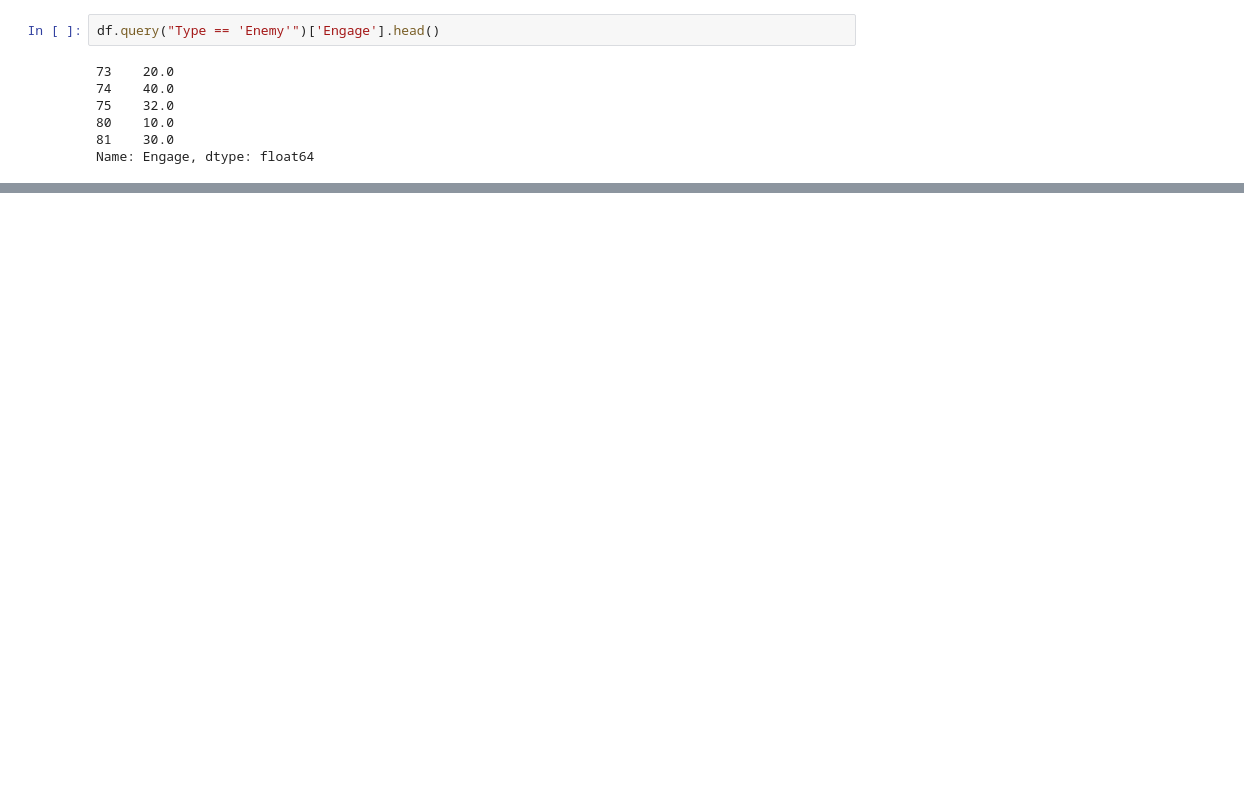
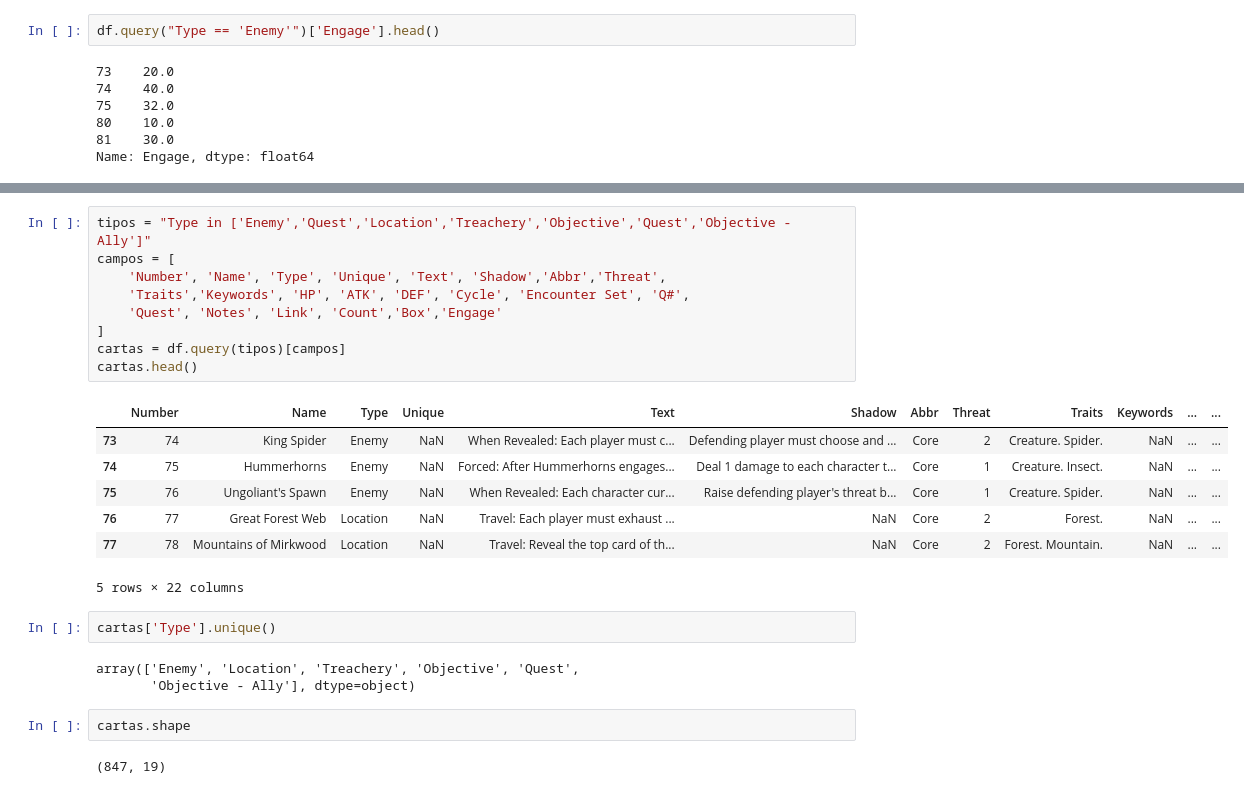
Before and after one commit to Cleedee/lord, a Jupyter notebook: analise_planilha.ipynb, the cells around one changed output, grey strips where cells are left out. Saved outputs shown, nothing was run; the diff lists cells and outputs as text; blank space fills up the shorter version.

```diff
--- a/analise_planilha.ipynb
+++ b/analise_planilha.ipynb
@@ -54,0 +107,26 @@ Name: Engage, dtype: float64
+# %%
+tipos = "Type in ['Enemy','Quest','Location','Treachery','Objective','Quest','Objective - Ally']"
+campos = [
+    'Number', 'Name', 'Type', 'Unique', 'Text', 'Shadow','Abbr','Threat',
+    'Traits','Keywords', 'HP', 'ATK', 'DEF', 'Cycle', 'Encounter Set', 'Q#',
+    'Quest', 'Notes', 'Link', 'Count','Box','Engage'
+]
+cartas = df.query(tipos)[campos]
+cartas.head()
+# %% [output]
+|  | Number | Name | Type | Unique | Text | Shadow | Abbr | Threat | Traits | Keywords | ... | ... |
+| 73 | 74 | King Spider | Enemy | NaN | When Revealed: Each player must c... | Defending player must choose and ... | Core | 2 | Creature. Spider. | NaN | ... | ... |
+| 74 | 75 | Hummerhorns | Enemy | NaN | Forced: After Hummerhorns engages... | Deal 1 damage to each character t... | Core | 1 | Creature. Insect. | NaN | ... | ... |
+| 75 | 76 | Ungoliant's Spawn | Enemy | NaN | When Revealed: Each character cur... | Raise defending player's threat b... | Core | 1 | Creature. Spider. | NaN | ... | ... |
+| 76 | 77 | Great Forest Web | Location | NaN | Travel: Each player must exhaust ... | NaN | Core | 2 | Forest. | NaN | ... | ... |
+| 77 | 78 | Mountains of Mirkwood | Location | NaN | Travel: Reveal the top card of th... | NaN | Core | 2 | Forest. Mountain. | NaN | ... | ... |
+5 rows × 22 columns
+# %%
+cartas['Type'].unique()
+# %% [output]
+array(['Enemy', 'Location', 'Treachery', 'Objective', 'Quest',
+       'Objective - Ally'], dtype=object)
+# %%
+cartas.shape
+# %% [output]
+(847, 19)
```
Also changed, not shown: parts of 5 cells of this notebook, 2 other files.
